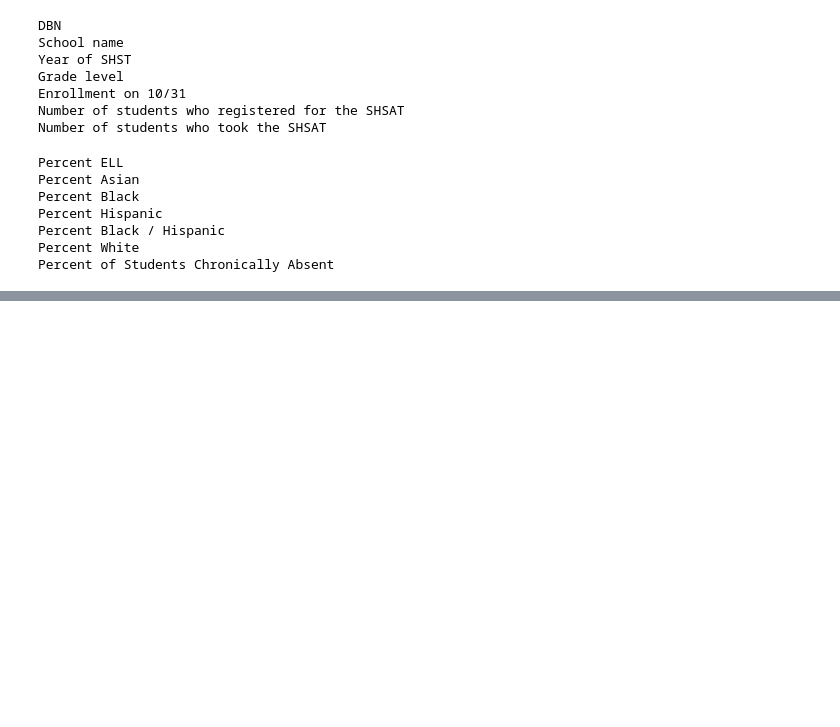
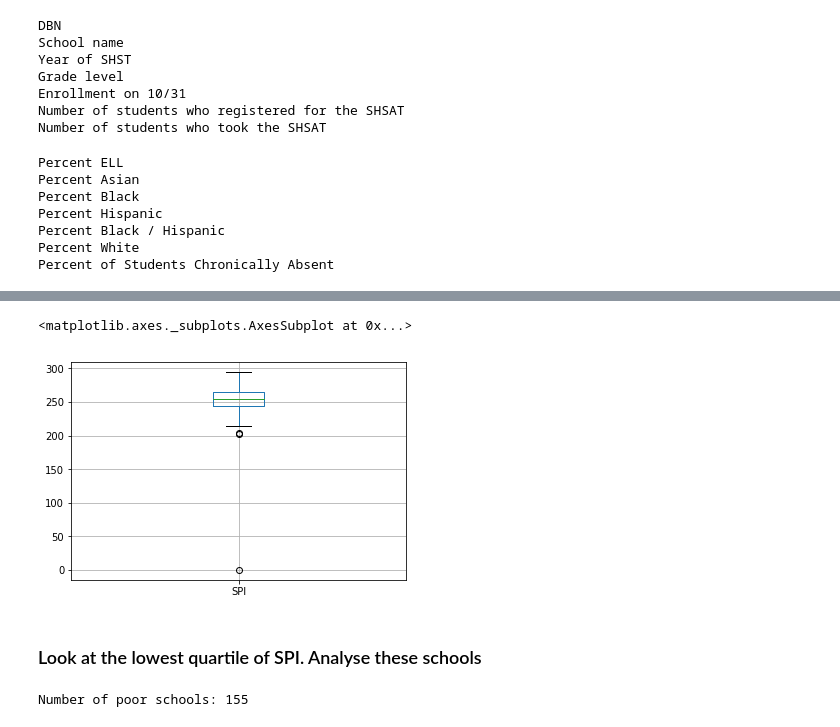
Before and after one commit to infocusp/passnyc_data_science_for_good, a Jupyter notebook: code/sandbox/brv/Data Understanding And Cleaning.ipynb, the cells around one changed output, grey strips where cells are left out. Drawn from its saved outputs; the diff is of its cells as text; code cells hidden in the pictures; blank space fills up the shorter version.

```diff
--- a/code/sandbox/brv/Data Understanding And Cleaning.ipynb
+++ b/code/sandbox/brv/Data Understanding And Cleaning.ipynb
@@ -59,6 +59,7 @@ for col in df1_copy.columns.values:
     if percent_regex.search(col):
         print col
         df1_copy[col] = df1_copy[col].astype(np.object).str.replace('%', '').astype(float)
+df1_copy['School Income Estimate'] = df1_copy['School Income Estimate'].astype(np.object).str.replace('$', '').str.replace(',', '').str.replace('.', '').astype(float)
 df1_copy['Student Attendance Rate'] = df1_copy['Student Attendance Rate'].astype(np.object).str.replace('%', '').astype(float)
 df1_copy['Percent of Students Chronically Absent'] = df1_copy['Percent of Students Chronically Absent'].astype(np.object).str.replace('%', '').astype(float)
 # %% [output]
@@ -96,0 +79,5 @@ school_map
+# %%
+SPI_columns = ['Rigorous Instruction %', 'Collaborative Teachers %', 'Supportive Environment %',
+               'Effective School Leadership %', 'Strong Family-Community Ties %', 'Trust %']
+for col in SPI_columns:
+    df1_copy[col] = df1_copy[col].astype(np.object).str.replace('%', '').astype(float)
@@ -96,0 +106,19 @@ school_map
+# %%
+df1_copy['SPI'] = df1_copy['Supportive Environment %'] \
+                + 0.8 * df1_copy['Rigorous Instruction %'] \
+                + 0.7 * df1_copy['Effective School Leadership %'] \
+                + 0.5 * df1_copy['Strong Family-Community Ties %']
+# %%
+df1_copy.boxplot(column='SPI')
+# %% [output]
+<matplotlib.axes._subplots.AxesSubplot at 0x...>
+[figure, added]
+# %% [markdown]
+<h3> Look at the lowest quartile of SPI. Analyse these schools </h3>
+# %%
+poor_schools = df1_copy[df1_copy['SPI'] < 243.55]
+print "Number of poor schools: " + str(len(poor_schools))
+
+poor_schools_sorted = poor_schools.sort_values('SPI')
+# %% [output]
+Number of poor schools: 155
```
Also changed, not shown: parts of 14 cells of this notebook.
